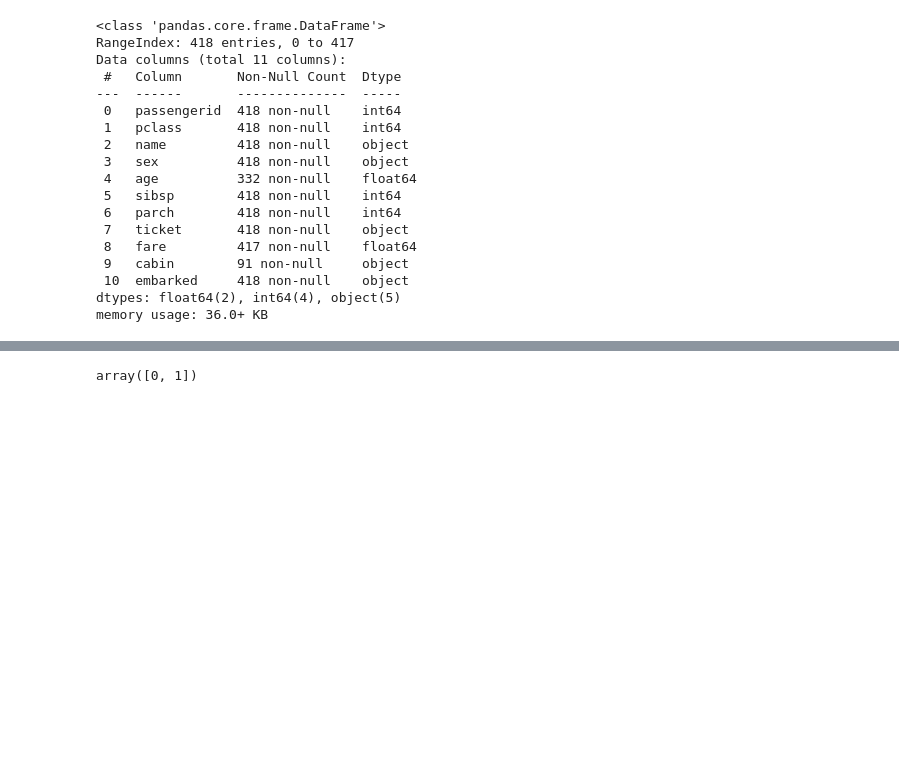
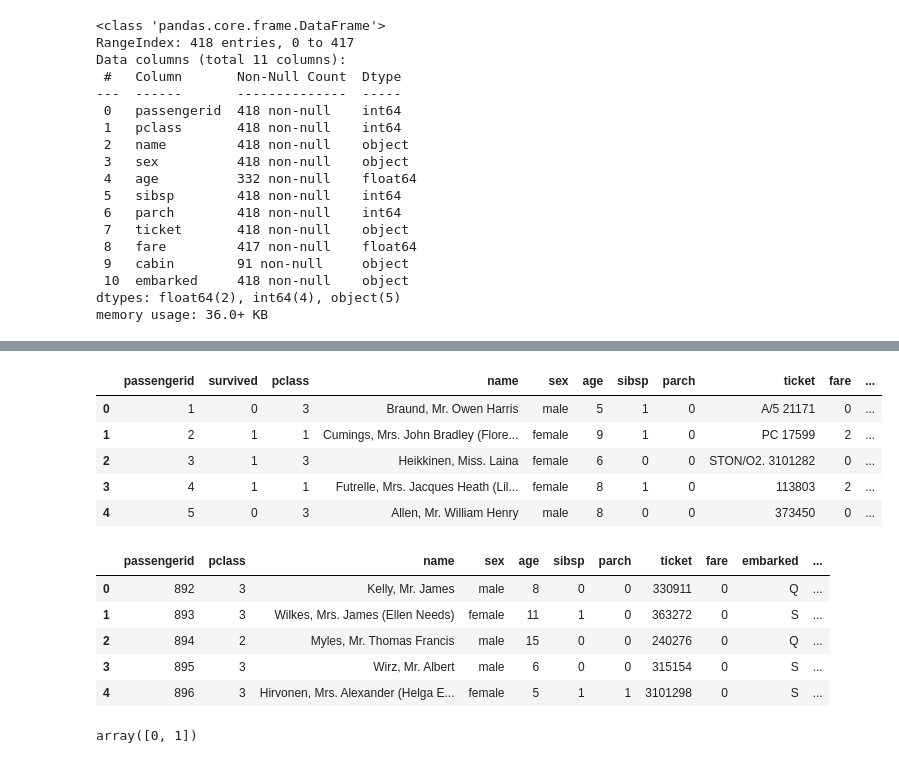
Before and after one commit to Ankudar/kaggle, a Jupyter notebook: titanic.ipynb, the cells around one changed output, grey strips where cells are left out. Saved outputs shown, nothing was run; the diff lists cells and outputs as text; code cells hidden in the pictures; blank space fills up the shorter version.

```diff
--- a/titanic.ipynb
+++ b/titanic.ipynb
@@ -159,6 +316,7 @@ test_data.head()
 # %%
-# категаризируем возраст
+# Обработка возраста и категоризация
 for dataset in [train_data, test_data]:
+    # Заполнение пропущенных значений
     age_avg = dataset['age'].mean()
     age_std = dataset['age'].std()
     age_null_count = dataset['age'].isnull().sum()
@@ -167,10 +325,10 @@ for dataset in [train_data, test_data]:
     dataset.loc[np.isnan(dataset['age']), 'age'] = age_null_random_list
     dataset['age'] = dataset['age'].astype(int)
 
-# Категоризация возраста для train_data
-train_data['ageband'] = pd.cut(train_data['age'], 5)
+# Автоматическое определение границ
+train_data['ageband'], bins = pd.cut(train_data['age'], rang_group, retbins=True)
 
-# Печать средних значений выживаемости по возрастным группам для train_data
+# Вывод средних значений выживаемости по группам
 print(train_data[['ageband', 'survived']].groupby(['ageband'], as_index=False).mean())
 # %% [output]
          ageband  survived
@@ -182,10 +350,0 @@ print(train_data[['ageband', 'survived']].groupby(['ageband'], as_index=False).m
-# %%
-for dataset in [train_data, test_data]:
-    dataset.loc[ dataset['age'] <= 16, 'age'] = 0
-    dataset.loc[(dataset['age'] > 16) & (dataset['age'] <= 32), 'age'] = 1
-    dataset.loc[(dataset['age'] > 32) & (dataset['age'] <= 48), 'age'] = 2
-    dataset.loc[(dataset['age'] > 48) & (dataset['age'] <= 64), 'age'] = 3
-    dataset.loc[ dataset['age'] > 64, 'age'] = 4
-
-display(train_data.head())
-test_data.head()
@@ -205 +359,23 @@ test_data.head()
+# %%
+# Применение той же категоризации на обоих наборах данных
+for dataset in [train_data, test_data]:
+    # Используем bins из train_data для постоянства
+    dataset['age'] = pd.cut(dataset['age'], bins, labels=False, include_lowest=True)
+
+# Вывод первых строк для проверки
+display(train_data.head())
+display(test_data.head())
+# %% [output]
+|  | passengerid | survived | pclass | name | sex | age | sibsp | parch | ticket | fare | ... |
+| 0 | 1 | 0 | 3 | Braund, Mr. Owen Harris | male | 5 | 1 | 0 | A/5 21171 | 0 | ... |
+| 1 | 2 | 1 | 1 | Cumings, Mrs. John Bradley (Flore... | female | 9 | 1 | 0 | PC 17599 | 2 | ... |
+| 2 | 3 | 1 | 3 | Heikkinen, Miss. Laina | female | 6 | 0 | 0 | STON/O2. 3101282 | 0 | ... |
+| 3 | 4 | 1 | 1 | Futrelle, Mrs. Jacques Heath (Lil... | female | 8 | 1 | 0 | 113803 | 2 | ... |
+| 4 | 5 | 0 | 3 | Allen, Mr. William Henry | male | 8 | 0 | 0 | 373450 | 0 | ... |
+|  | passengerid | pclass | name | sex | age | sibsp | parch | ticket | fare | embarked | ... |
+| 0 | 892 | 3 | Kelly, Mr. James | male | 8 | 0 | 0 | 330911 | 0 | Q | ... |
+| 1 | 893 | 3 | Wilkes, Mrs. James (Ellen Needs) | female | 11 | 1 | 0 | 363272 | 0 | S | ... |
+| 2 | 894 | 2 | Myles, Mr. Thomas Francis | male | 15 | 0 | 0 | 240276 | 0 | Q | ... |
+| 3 | 895 | 3 | Wirz, Mr. Albert | male | 6 | 0 | 0 | 315154 | 0 | S | ... |
+| 4 | 896 | 3 | Hirvonen, Mrs. Alexander (Helga E... | female | 5 | 1 | 1 | 3101298 | 0 | S | ... |
 # %%
```
Also changed, not shown: parts of 65 cells of this notebook.
